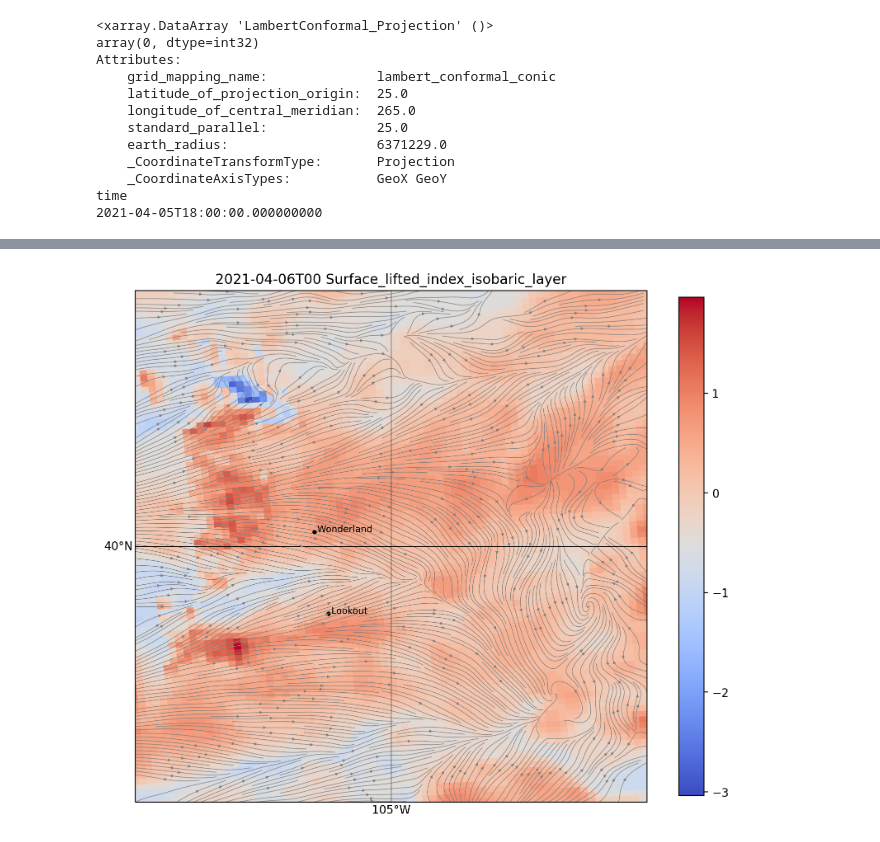
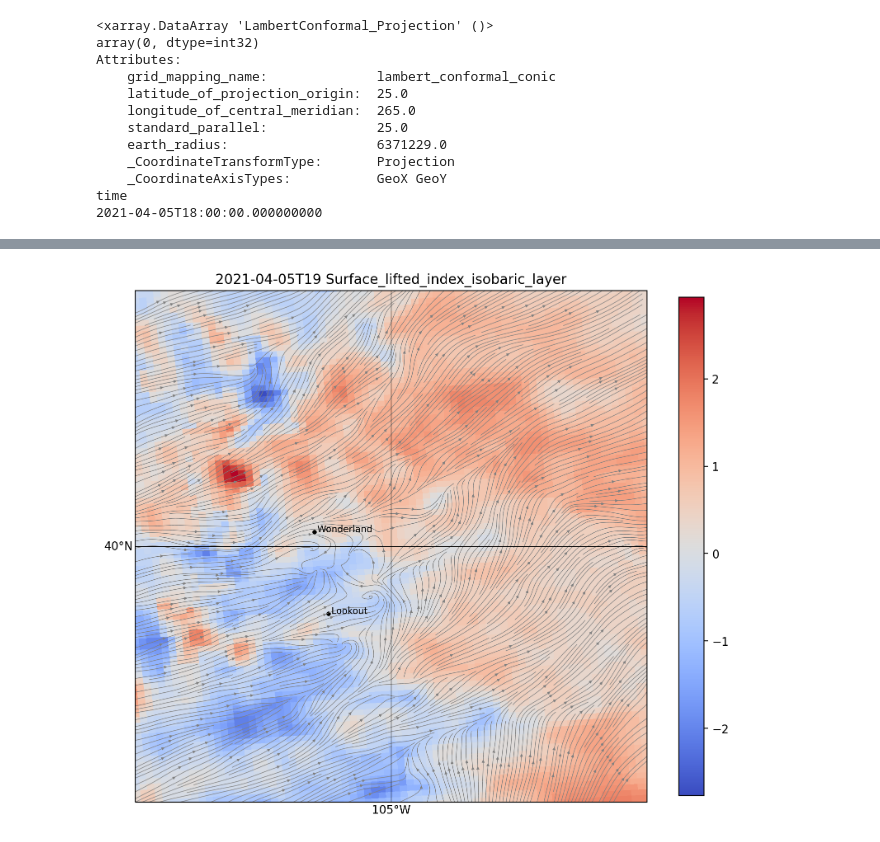
Before and after one commit to pilotchute/oop_hrrr_tutorial, a Jupyter notebook: HRRR_Charting.ipynb, the cells around one changed output, grey strips where cells are left out. Drawn from its saved outputs; the diff is of its cells as text; code cells hidden in the pictures.

```diff
--- a/HRRR_Charting.ipynb
+++ b/HRRR_Charting.ipynb
@@ -113,7 +113,7 @@ time
 #numpy.datetime64('2020-09-04T20:00:00.000000000')
 ncvar = nc[var[-1]]
 ncname = ncvar.name
-istep = 6
+istep = 1
 barbs = False
 streamlines = True
 print(nc[timevar].data[istep])
@@ -125,7 +125,7 @@ print(x.data.shape)
 print(y.data.shape)
 print(nc[var[4]][0,::].data.squeeze().shape)
 #mesh0 = ax.pcolorfast(x,y,nc[var[4]][0,::].data.squeeze(), transform=crs, zorder=0, cmap='gist_ncar') #, vmax=3, vmin=0, alpha=1)
-mesh = ax.pcolorfast(x,y,ncvar[istep,::].data.squeeze(), transform=crs, cmap='coolwarm', alpha = 1) #, vmax=3, vmin=0, alpha=1)
+mesh = ax.pcolorfast(x,y,ncvar[istep,::].data.squeeze(), transform=crs, cmap='coolwarm')
 #mesh2 = ax.pcolor(x,y,nc[var[-3]][istep,::].data.squeeze(), transform=crs, shading='nearest', zorder=0, cmap='gray', alpha=0.5) #, vmax=3, vmin=0, alpha=1)
 #ax.barbs(x,y,nc[var[0]][istep,1,::].data.squeeze(),nc[var[1]][istep,1,::].data.squeeze(), transform=crs, length=3, linewidth=0.2)
 ax.streamplot(x,y,nc[var[0]][istep,0,::].data.squeeze(),nc[var[1]][istep,0,::].data.squeeze(), transform=crs, density = 5, color='grey', arrowsize=0.5, linewidth= 0.5)
@@ -153,4 +153,4 @@ plt.show()
 (77,)
 (96,)
 (96, 77)
-[figure, old version]
+[figure, new version]
```
Also changed, not shown: parts of 1 cell of this notebook, 1 other file.
